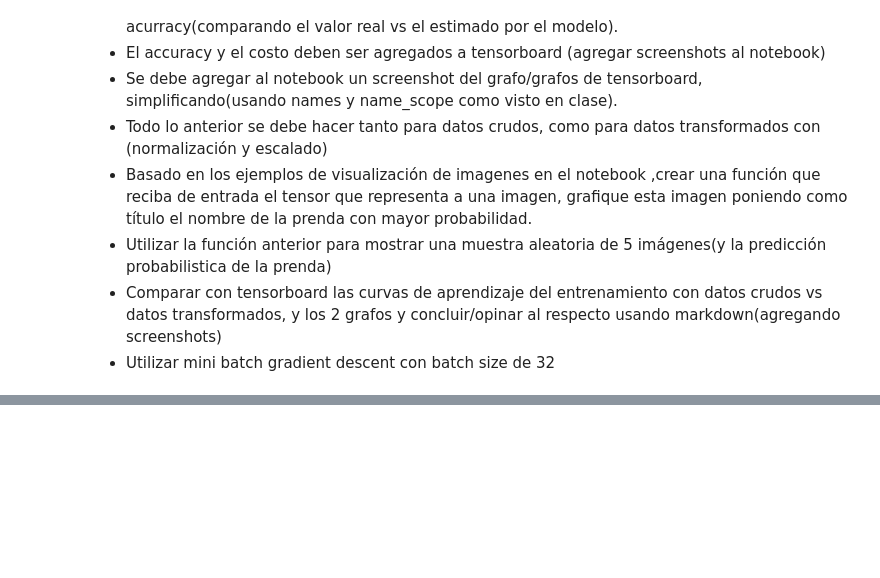
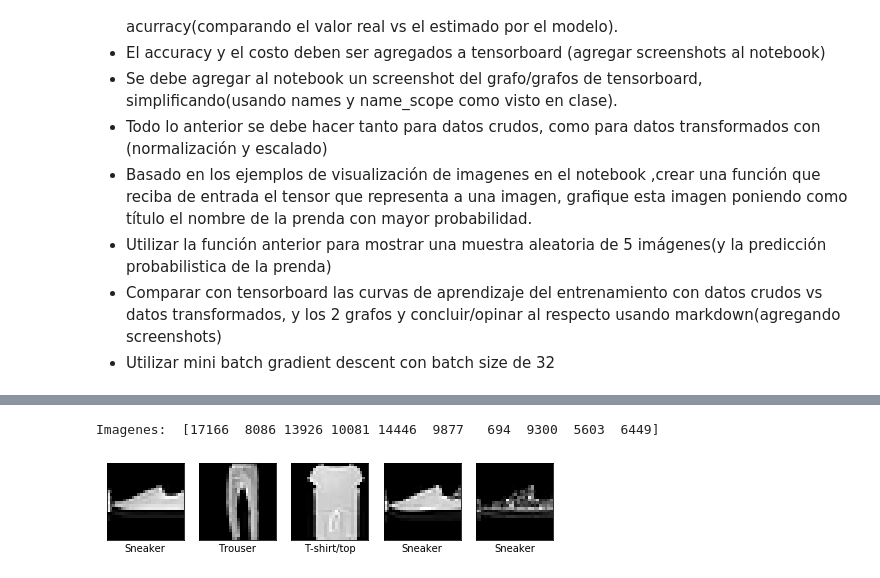
Before and after one commit to dvallesc/practica4-statisticalLearning, a Jupyter notebook: Practica4_DiegoValle_20003022.ipynb, the cells around one changed output, grey strips where cells are left out. Cells and saved outputs as stored; diff of their text form; code cells hidden in the pictures; blank space fills up the shorter version.

```diff
--- a/Practica4_DiegoValle_20003022.ipynb
+++ b/Practica4_DiegoValle_20003022.ipynb
@@ -117,10 +117,10 @@ diccionarioClases = {0 : "T-shirt/top", 1 : "Trouser", 2 : "Sneaker"}
 tf.reset_default_graph()
 g = tf.Graph()
 with g.as_default():
-    X = tf.placeholder(tf.float32, shape = (None, K+2), name = "X")
+    X = tf.placeholder(tf.float32, shape = (None, K+1), name = "X")
     etiquetasY = tf.placeholder(tf.int32, name = "etiquetasY")
     lr = tf.placeholder(tf.float32, name = "LearningRate")
-    peso = tf.Variable(tf.truncated_normal(shape = [K+2, 2]), name = "Pesos")
+    peso = tf.Variable(tf.truncated_normal(shape = [K+1, 3]), name = "Pesos")
 
     with tf.name_scope("Logits"):
         Logits = tf.matmul(X, peso, name = "Logits")
@@ -194 +209,18 @@ Errors may have originated from an input operation.
+# %%
+s = np.random.randint(0, N, 10)
+random_x = entrenaX[s]
+print("Imagenes: ",s)
+
+plt.figure(figsize = (8,8))
+for i in range(5):
+    plt.subplot(1, 5, i+1)
+    plt.xticks([])
+    plt.yticks([])
+    plt.grid(False)
+    imagen = random_x[i, 1:785].reshape((28,28))
+    plt.imshow(imagen, cmap = 'gray')
+    plt.xlabel(predecir(random_x[i], F_th))
+# %% [output]
+Imagenes:  [17166  8086 13926 10081 14446  9877   694  9300  5603  6449]
+[figure, added]
 # %%
```
Also changed, not shown: parts of 2 cells of this notebook.
